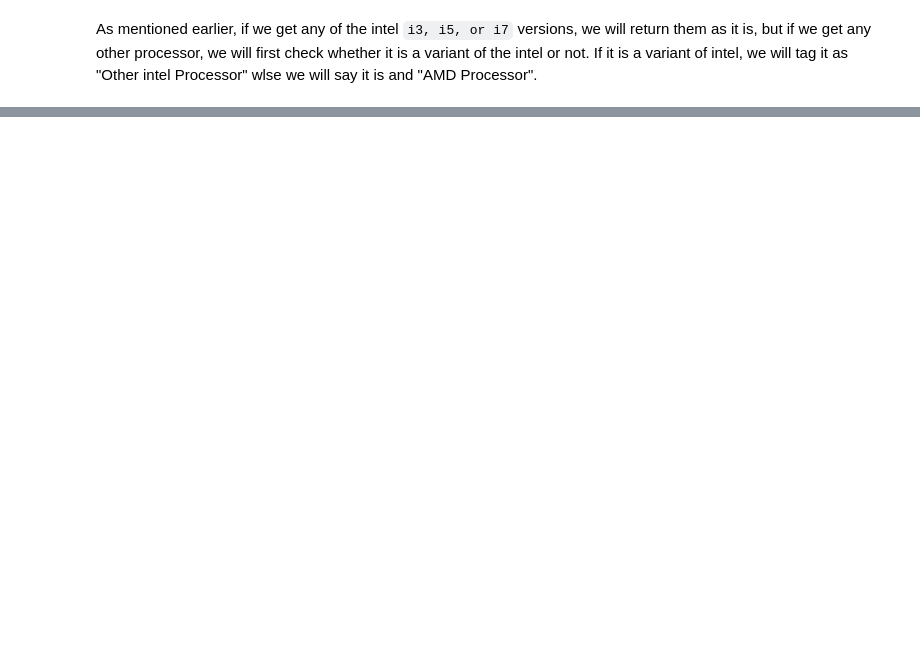
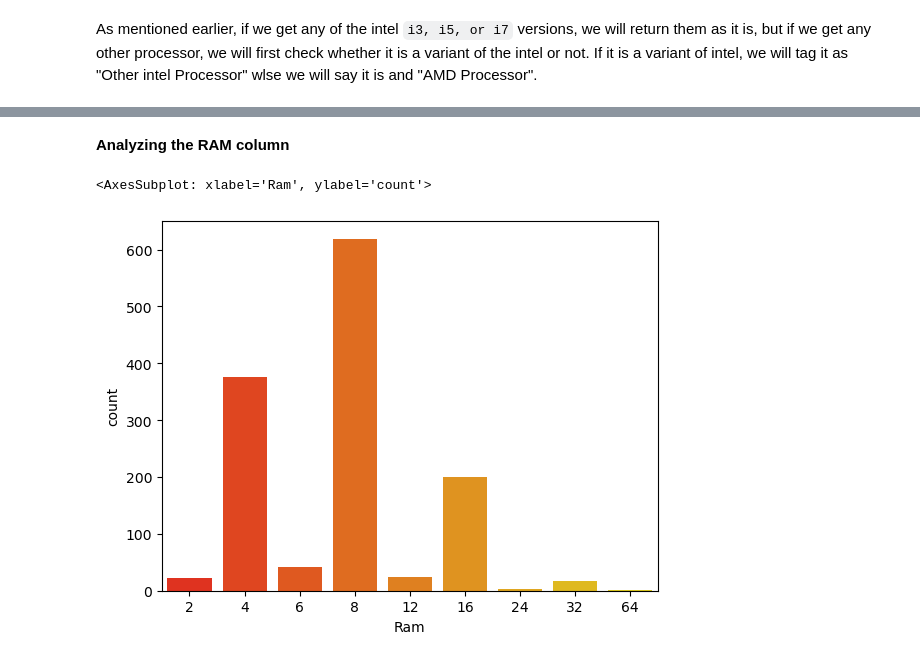
Before and after one commit to lawalsegun2025/laptop_price_predictor, a Jupyter notebook: laptop_price_predictor.ipynb, the cells around one changed output, grey strips where cells are left out. Drawn from its saved outputs; the diff is of its cells as text; code cells hidden in the pictures; blank space fills up the shorter version.

```diff
--- a/laptop_price_predictor.ipynb
+++ b/laptop_price_predictor.ipynb
@@ -579,0 +592,4 @@ df.head()
+# %%
+# We can drop the cpu column
+df.drop(columns=["Cpu"], inplace=True)
+df.head()
@@ -579,0 +603,8 @@ df.head()
+# %% [markdown]
+**Analyzing the RAM column**
+# %%
+# lets have a look at the count plot
+sns.countplot(data=df, x="Ram", palette="autumn");
+# %% [output]
+<AxesSubplot: xlabel='Ram', ylabel='count'>
+[figure, added]
```
Also changed, not shown: parts of 8 cells of this notebook.
